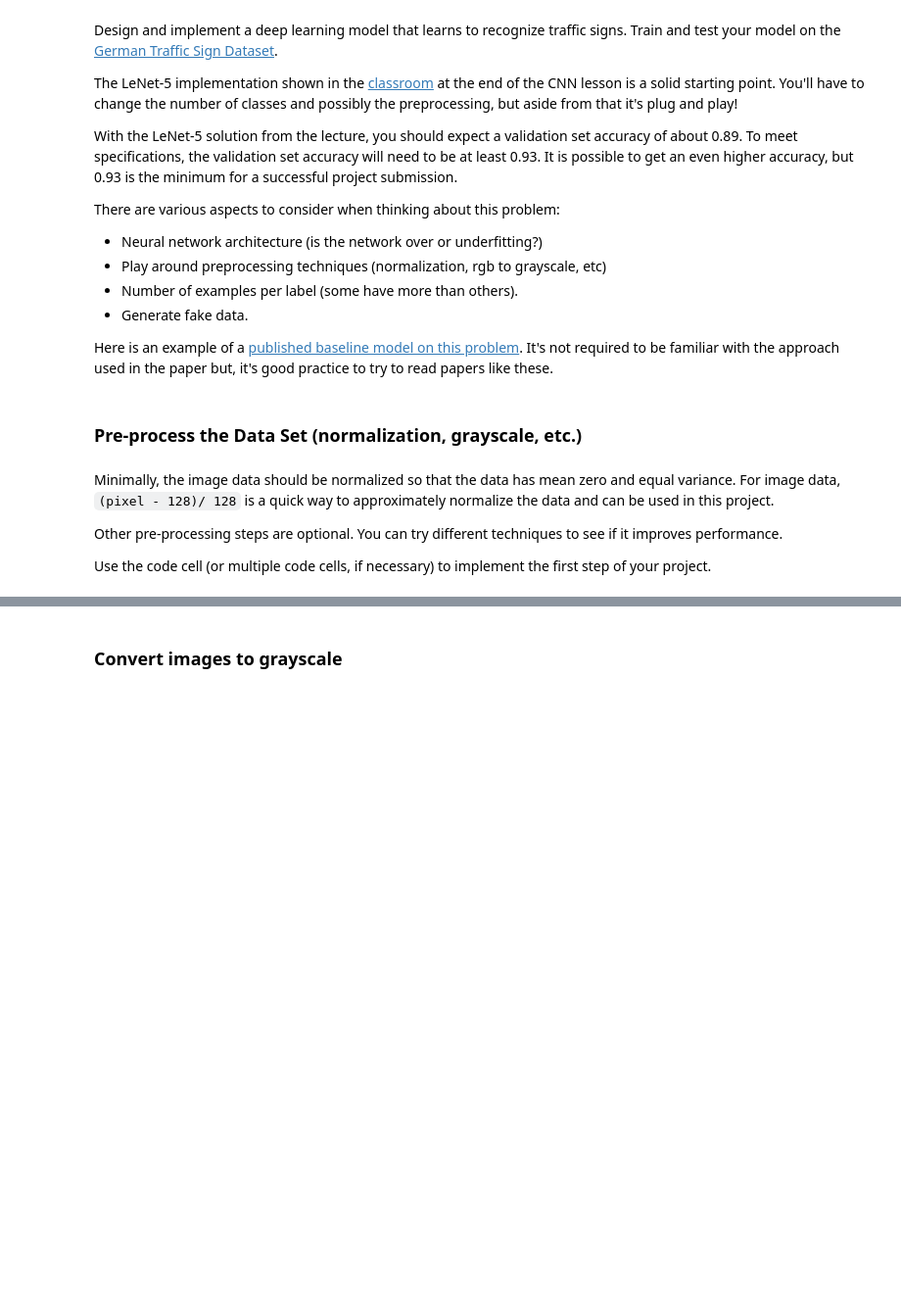
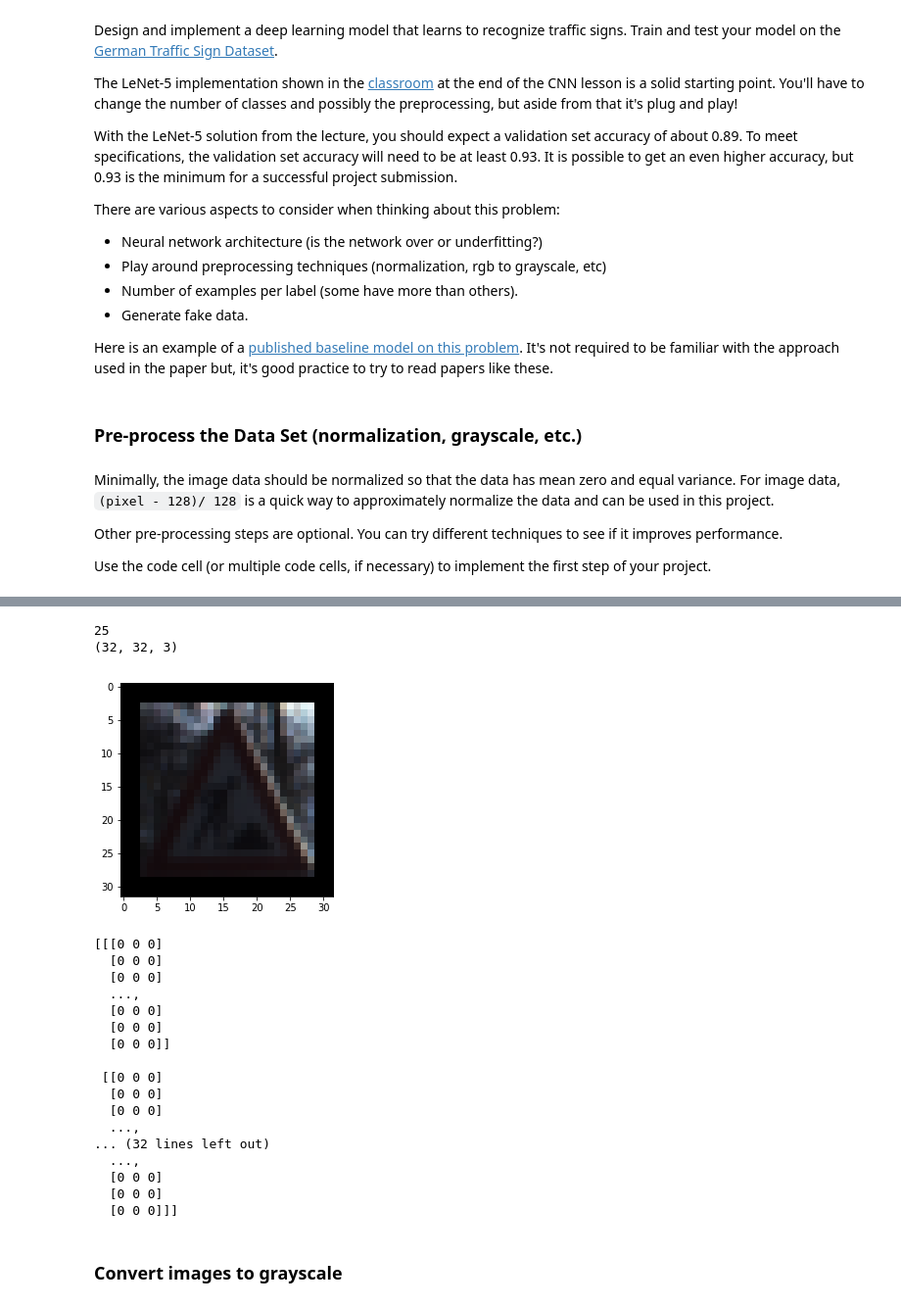
Before and after one commit to adriantorrie/udacity_sdcnd_project_2_traffic_sign_classifier, a Jupyter notebook: Traffic_Sign_Classifier.ipynb, the cells around one changed output, grey strips where cells are left out. Shown at 98% size. Cells and saved outputs as stored; diff of their text form; code cells hidden in the pictures; blank space fills up the shorter version.

```diff
--- a/Traffic_Sign_Classifier.ipynb
+++ b/Traffic_Sign_Classifier.ipynb
@@ -281,3 +369,63 @@ Use the code cell (or multiple code cells, if necessary) to implement the first
+# %%
+def roi_bounding_box(img, img_size, coords):
+    x1, y1, x2, y2 = roi_scaled_coords(img_size, coords)
+
+    # remove colour from bounding box
+    roi_bbox_img = cv2.rectangle(img, (x1, y1), (x2, y2), [0, 0, 0])
+
+    return roi_bbox_img
+# %%
+def region_of_interest(img, vertices):
+    """
+    Applies an image mask.
+
+    Only keeps the region of the image defined by the polygon
+    formed from `vertices`. The rest of the image is set to black.
+    """
+    #defining a blank mask to start with
+    mask = np.zeros_like(img)
+
+    #defining a 3 channel or 1 channel color to fill the mask with depending on the input image
+    if len(img.shape) > 2:
+        channel_count = img.shape[2]  # i.e. 3 or 4 depending on your image
+        ignore_mask_color = (255,) * channel_count
+    else:
+        ignore_mask_color = 255
+
+    #filling pixels inside the polygon defined by "vertices" with the fill color
+    cv2.fillPoly(mask, vertices, ignore_mask_color)
+
+    #returning the image only where mask pixels are nonzero
+    masked_image = cv2.bitwise_and(img, mask)
+
+    return masked_image
+# %%
+X_train_vertices = [roi_vertices(size, coords) for size, coords in zip(X_train_sizes, X_train_coords)]
+X_train_bbox = [roi_bounding_box(img, size, coords) for img, size, coords in zip(X_train, X_train_sizes, X_train_coords)]
+X_train_roi = [region_of_interest(img, vertices) for img, vertices in zip(X_train_bbox, X_train_vertices)]
+# %%
+print_example(X_train_roi, y_train)
+# %% [output]
+25
+(32, 32, 3)
+[figure, added]
+[[[0 0 0]
+  [0 0 0]
+  [0 0 0]
+  ...,
+  [0 0 0]
+  [0 0 0]
+  [0 0 0]]
+
+ [[0 0 0]
+  [0 0 0]
+  [0 0 0]
+  ...,
+... (32 lines left out)
+  ...,
+  [0 0 0]
+  [0 0 0]
+  [0 0 0]]]
 # %% [markdown]
 ### Convert images to grayscale
 # %%
```
Also changed, not shown: parts of 48 cells of this notebook, 3 other files.
